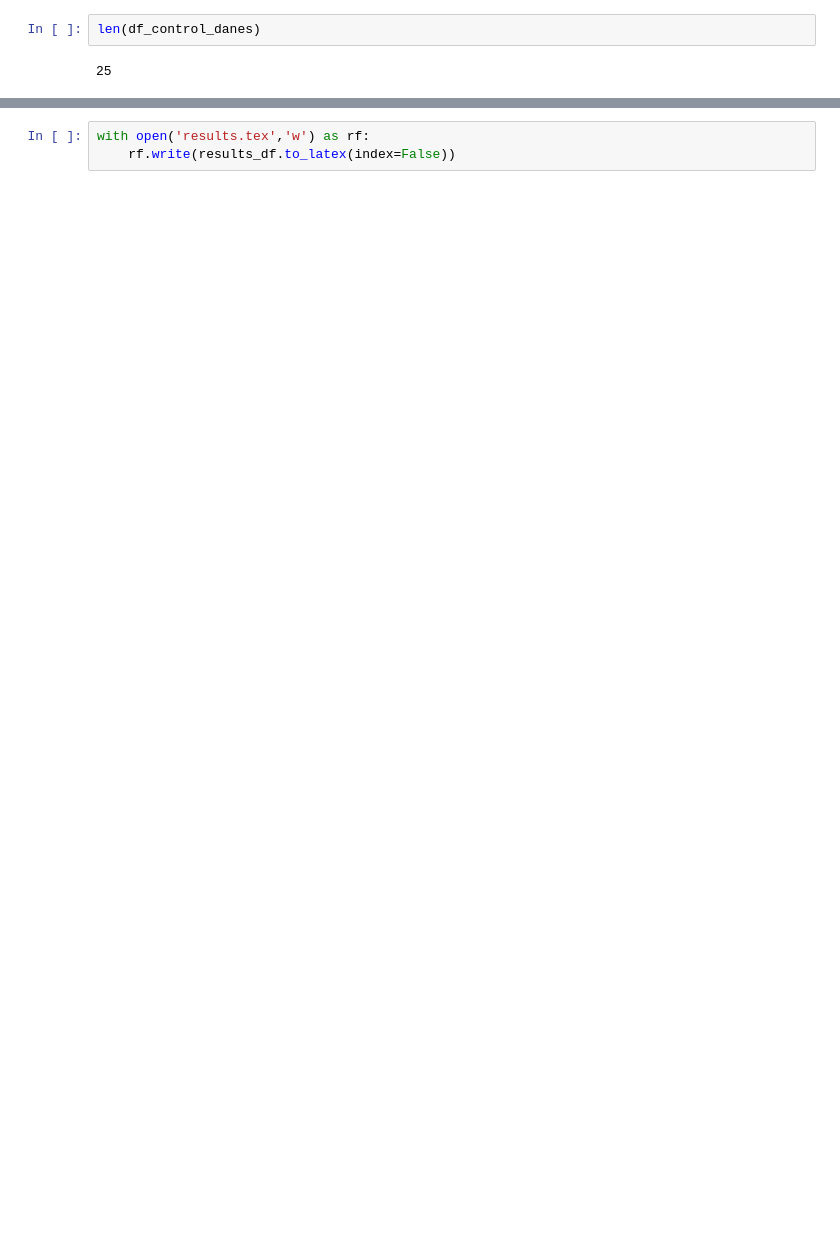
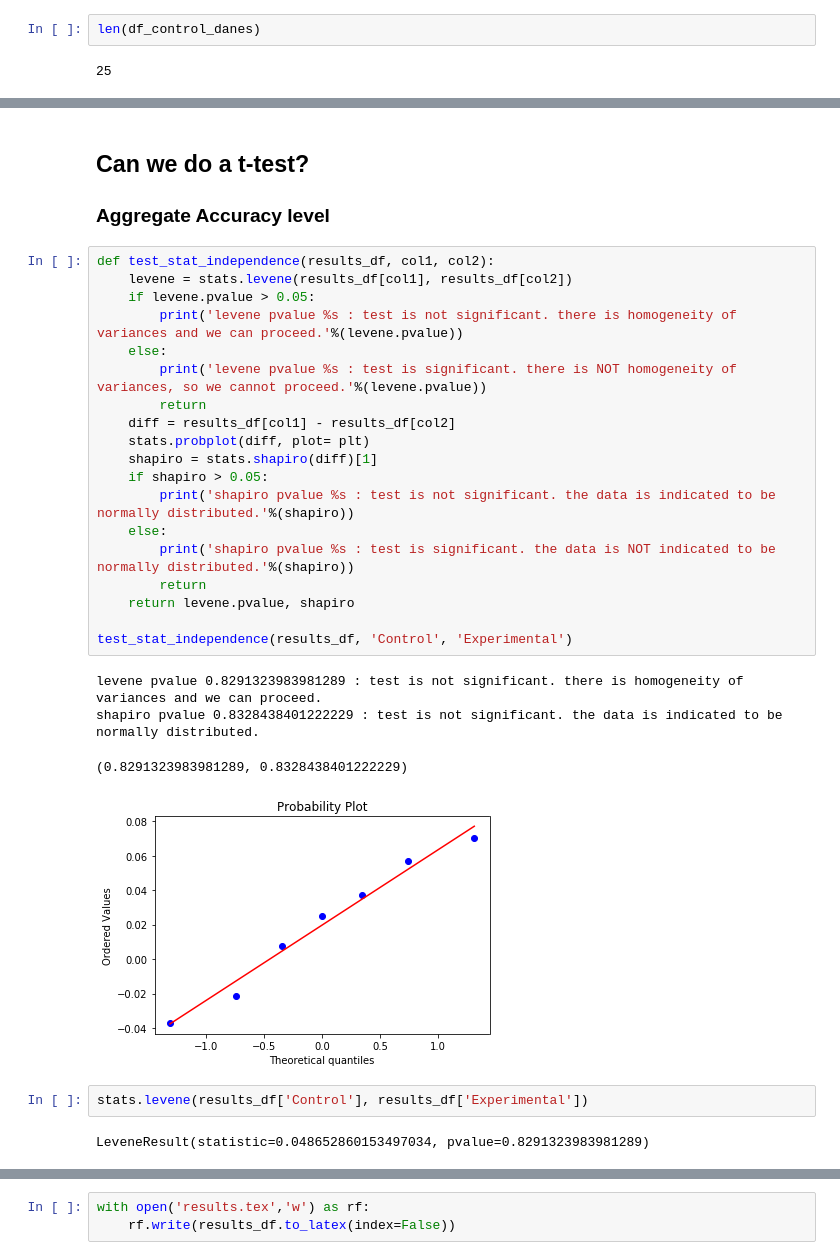
Before and after one commit to sallyi/cog-sci-2-exam, a Jupyter notebook: analyze_survey_results.ipynb, the cells around one changed output, grey strips where cells are left out. Cells and saved outputs as stored; diff of their text form; blank space fills up the shorter version.

```diff
--- a/analyze_survey_results.ipynb
+++ b/analyze_survey_results.ipynb
@@ -237,0 +252,32 @@ Experimental group:
+# %% [markdown]
+## Can we do a t-test?
+
+### Aggregate Accuracy level
+# %%
+def test_stat_independence(results_df, col1, col2):
+    levene = stats.levene(results_df[col1], results_df[col2])
+    if levene.pvalue > 0.05:
+        print('levene pvalue %s : test is not significant. there is homogeneity of variances and we can proceed.'%(levene.pvalue))
+    else:
+        print('levene pvalue %s : test is significant. there is NOT homogeneity of variances, so we cannot proceed.'%(levene.pvalue))
+        return
+    diff = results_df[col1] - results_df[col2]
+    stats.probplot(diff, plot= plt)
+    shapiro = stats.shapiro(diff)[1]
+    if shapiro > 0.05:
+        print('shapiro pvalue %s : test is not significant. the data is indicated to be normally distributed.'%(shapiro))
+    else:
+        print('shapiro pvalue %s : test is significant. the data is NOT indicated to be normally distributed.'%(shapiro))
+        return
+    return levene.pvalue, shapiro
+
+test_stat_independence(results_df, 'Control', 'Experimental')
+# %% [output]
+levene pvalue 0.8291323983981289 : test is not significant. there is homogeneity of variances and we can proceed.
+shapiro pvalue 0.8328438401222229 : test is not significant. the data is indicated to be normally distributed.
+(0.8291323983981289, 0.8328438401222229)
+[figure, added]
+# %%
+stats.levene(results_df['Control'], results_df['Experimental'])
+# %% [output]
+LeveneResult(statistic=0.048652860153497034, pvalue=0.8291323983981289)
```
Also changed, not shown: parts of 24 cells of this notebook.
